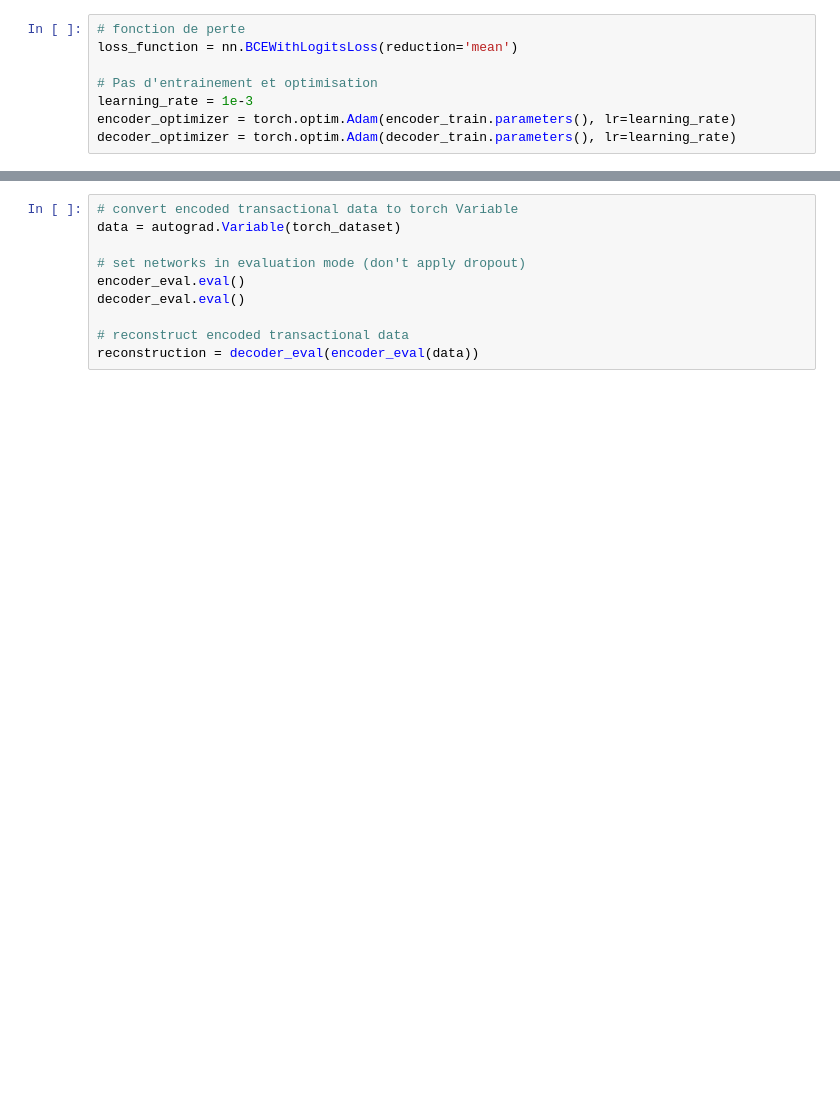
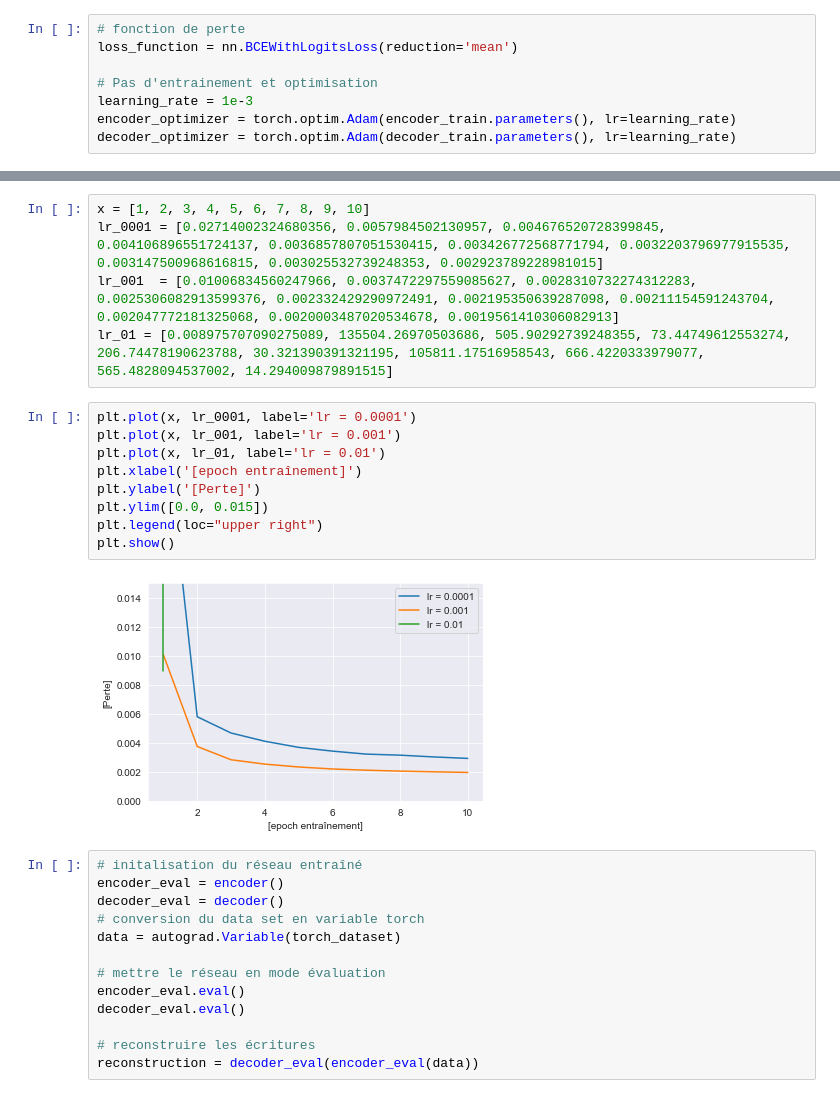
Before and after one commit to Dominicduf/Projet_INF8225, a Jupyter notebook: Projet_Écriture_V2.ipynb, the cells around one changed output, grey strips where cells are left out. Cells and saved outputs as stored; diff of their text form; blank space fills up the shorter version.

```diff
--- a/Projet_Écriture_V2.ipynb
+++ b/Projet_Écriture_V2.ipynb
@@ -1255,11 +1220,30 @@ decoder_eval.load_state_dict(torch.load(decoder_buffer))
+# %%
+x = [1, 2, 3, 4, 5, 6, 7, 8, 9, 10]
+lr_0001 = [0.02714002324680356, 0.0057984502130957, 0.004676520728399845, 0.004106896551724137, 0.0036857807051530415, 0.003426772568771794, 0.0032203796977915535, 0.003147500968616815, 0.003025532739248353, 0.002923789228981015]
+lr_001  = [0.01006834560247966, 0.0037472297559085627, 0.0028310732274312283, 0.0025306082913599376, 0.002332429290972491, 0.002195350639287098, 0.00211154591243704, 0.002047772181325068, 0.0020003487020534678, 0.0019561410306082913]
+lr_01 = [0.008975707090275089, 135504.26970503686, 505.90292739248355, 73.44749612553274, 206.74478190623788, 30.321390391321195, 105811.17516958543, 666.4220333979077, 565.4828094537002, 14.294009879891515]
+# %%
+plt.plot(x, lr_0001, label='lr = 0.0001')
+plt.plot(x, lr_001, label='lr = 0.001')
+plt.plot(x, lr_01, label='lr = 0.01')
+plt.xlabel('[epoch entraînement]')
+plt.ylabel('[Perte]')
+plt.ylim([0.0, 0.015])
+plt.legend(loc="upper right")
+plt.show()
+# %% [output]
+[figure, added]
 # %%
-# convert encoded transactional data to torch Variable
+# initalisation du réseau entraîné
+encoder_eval = encoder()
+decoder_eval = decoder()
+# conversion du data set en variable torch
 data = autograd.Variable(torch_dataset)
 
-# set networks in evaluation mode (don't apply dropout)
+# mettre le réseau en mode évaluation
 encoder_eval.eval()
 decoder_eval.eval()
 
-# reconstruct encoded transactional data
+# reconstruire les écritures
 reconstruction = decoder_eval(encoder_eval(data))
 # %%
```
Also changed, not shown: parts of 17 cells of this notebook.
